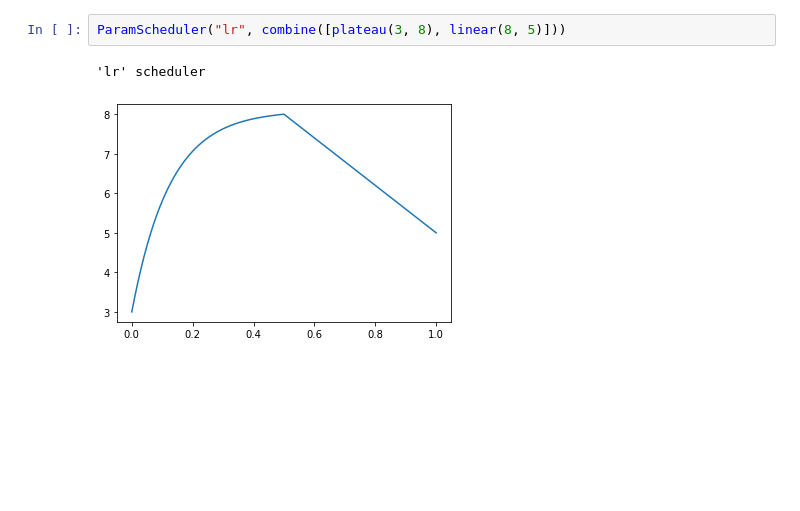
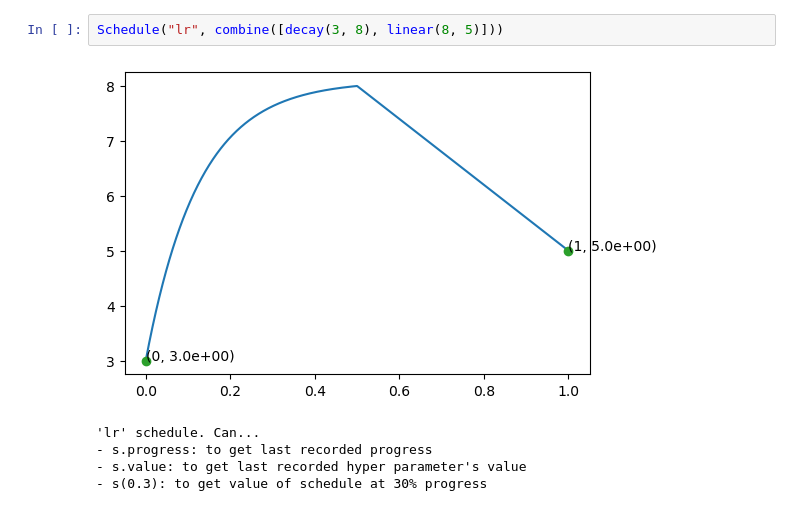
Before and after one commit to 157239n/k1lib, a Jupyter notebook: k1lib/schedule.ipynb, the cells around one changed output. Saved outputs shown, nothing was run; the diff lists cells and outputs as text; blank space fills up the shorter version.

```diff
--- a/k1lib/schedule.ipynb
+++ b/k1lib/schedule.ipynb
@@ -82,6 +198,9 @@ ParamScheduler("lr", decay(3, 8))
 # %%
-ParamScheduler("lr", combine([plateau(3, 8), linear(8, 5)]))
+Schedule("lr", combine([decay(3, 8), linear(8, 5)]))
 # %% [output]
+[figure, new version]
-'lr' scheduler
+'lr' schedule. Can...
+- s.progress: to get last recorded progress
+- s.value: to get last recorded hyper parameter's value
+- s(0.3): to get value of schedule at 30% progress
-[figure, old version]
 # %%
```
Also changed, not shown: parts of 14 cells of this notebook, 35 other files.
